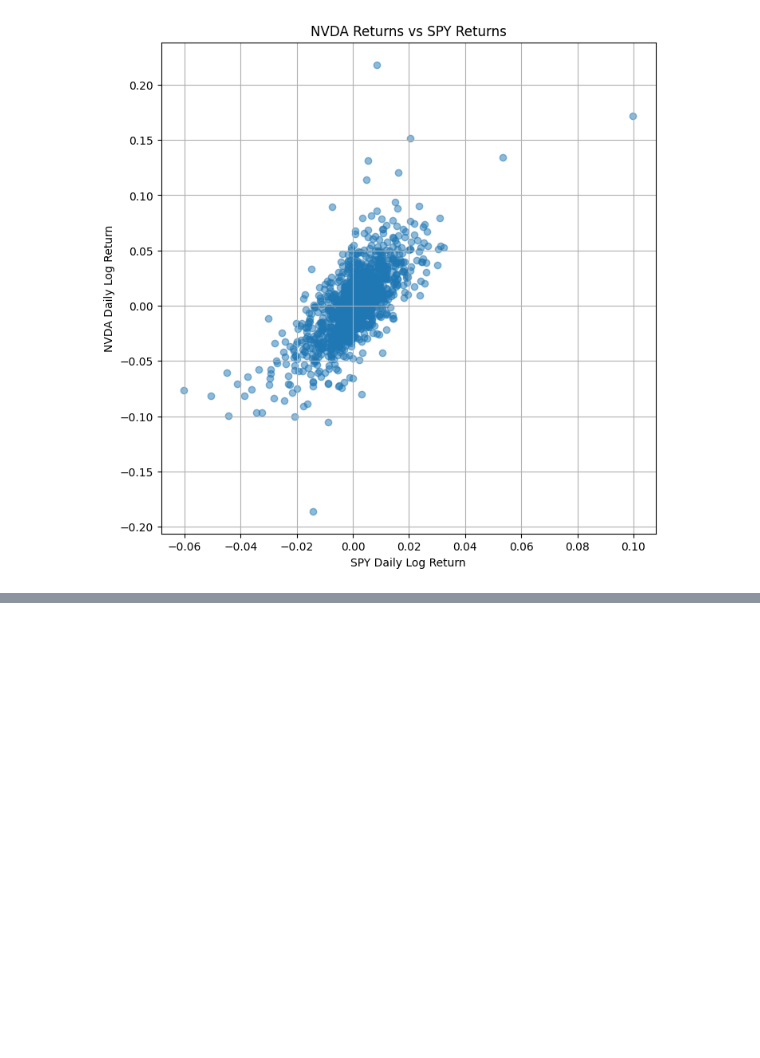
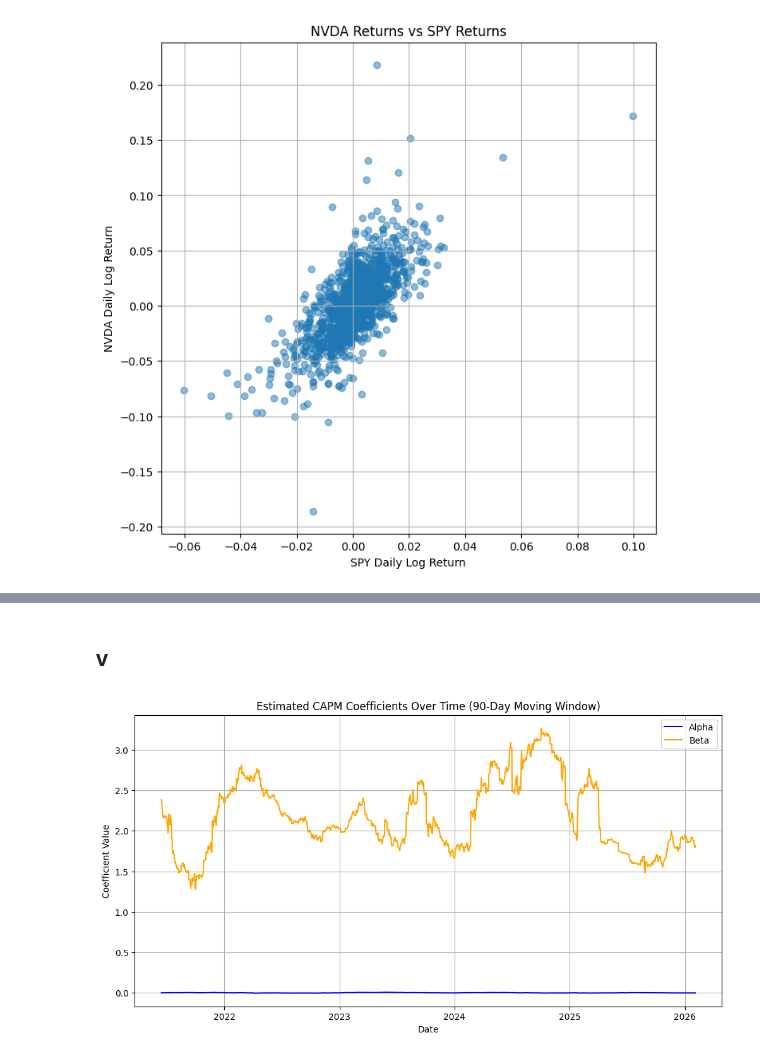
Before and after one commit to TangyKiwi/DSC-241, a Jupyter notebook: HW4/hw4.ipynb, the cells around one changed output, grey strips where cells are left out. Drawn from its saved outputs; the diff is of its cells as text; code cells hidden in the pictures; blank space fills up the shorter version.

```diff
--- a/HW4/hw4.ipynb
+++ b/HW4/hw4.ipynb
@@ -139,0 +210,25 @@ Notes:
+# %% [markdown]
+## v
+# %%
+window_size = 90
+alphas = []
+betas = []
+dates = NVDA_returns.index[window_size:]
+for i in range(len(NVDA_returns) - window_size):
+    X_window = add_constant(SPY_returns.values[i+1:i+window_size+1])  # exclude NaN from shift
+    y_window = NVDA_returns.values[i+1:i+window_size+1]
+    model_window = OLS(y_window, X_window).fit()
+    alphas.append(model_window.params[0])
+    betas.append(model_window.params[1])
+
+plt.figure(figsize=(12, 6))
+plt.plot(dates, alphas, label='Alpha', color='blue')
+plt.plot(dates, betas, label='Beta', color='orange')
+plt.title('Estimated CAPM Coefficients Over Time (90-Day Moving Window)')
+plt.xlabel('Date')
+plt.ylabel('Coefficient Value')
+plt.legend()
+plt.grid()
+plt.show()
+# %% [output]
+[figure, added]
```
Also changed, not shown: parts of 9 cells of this notebook.
